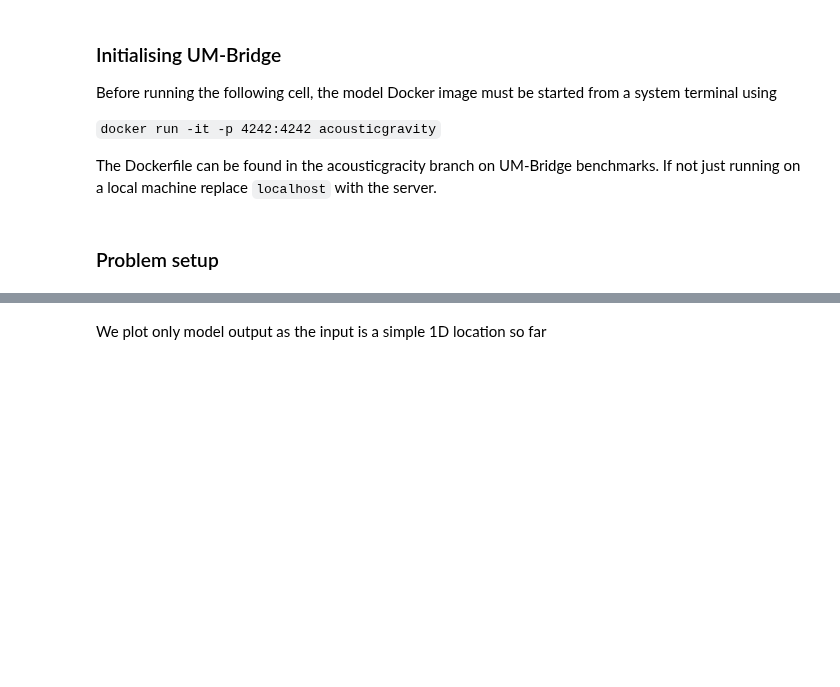
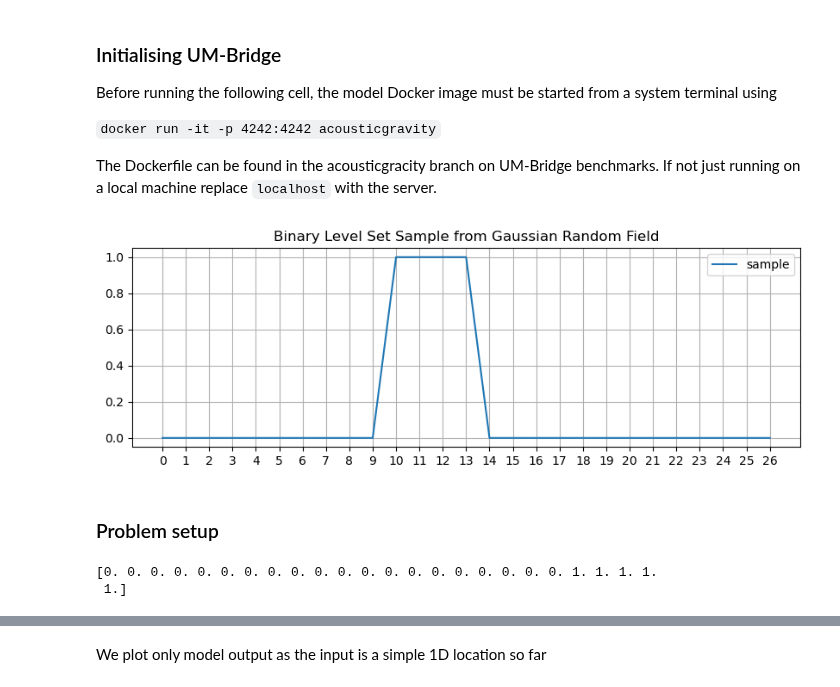
Before and after one commit to UM-Bridge/benchmarks, a Jupyter notebook: models/acoustic_gravity/tinyDA-acoustic.ipynb, the cells around one changed output, grey strips where cells are left out. Saved outputs shown, nothing was run; the diff lists cells and outputs as text; code cells hidden in the pictures; blank space fills up the shorter version.

```diff
--- a/models/acoustic_gravity/tinyDA-acoustic.ipynb
+++ b/models/acoustic_gravity/tinyDA-acoustic.ipynb
@@ -42,9 +44,11 @@ The Dockerfile can be found in the acousticgracity branch on UM-Bridge benchmark
 umbridge_model = umbridge.HTTPModel('http://localhost:4242', "forward")
 
 # wrap the UM-Bridge model in the tinyDA UM-Bridge interface.
-my_model = tda.UmBridgeModel(umbridge_model)
+config={"fixedFloor":[0,1,2,3,4,5,26,27,28,29,30,36,37,38,39,40,41,42]}
+#config={}
+my_model = tda.UmBridgeModel(umbridge_model, umbridge_config=config)
 # %%
-nx = umbridge_model.get_input_sizes()[0] #the input is the value of f(x) at each grid point
+nx = umbridge_model.get_input_sizes(config)[0] #the input is the value of f(x) at each grid point
 ny = umbridge_model.get_output_sizes()[0] #the outout is a time series of the pressure
 # %%
 length_scale = 5.0
@@ -62,30 +66,32 @@ cov += eps * np.eye(nx)
 mean = np.zeros(nx)
 my_prior = multivariate_normal(mean=mean, cov=cov)
 
-def smooth_cut(x, x0, width, k):
-    step1 = 1 / (1 + np.exp(-k * (x - (x0 - width / 2))))
-    step2 = 1 / (1 + np.exp(-k * (x - (x0 + width / 2))))
-    return step1 - step2
+# def smooth_cut(x, x0, width, k):
+#     step1 = 1 / (1 + np.exp(-k * (x - (x0 - width / 2))))
+#     step2 = 1 / (1 + np.exp(-k * (x - (x0 + width / 2))))
+#     return step1 - step2
 
-cut = smooth_cut(x.flatten(), nx / 2, nx * (1 - 14 / nx), decay_rate)
+# cut = smooth_cut(x.flatten(), nx / 2, nx * (1 - 14 / nx), decay_rate)
 
 sample = my_prior.rvs()
 
 def restriction(sampin):
-    field_cut = sampin * cut
+    field_cut = sampin #* cut
     return (field_cut > eps).astype(int)
 
 sample = restriction(sample)
 # %%
 fig, ax = plt.subplots(figsize=(10, 3))
 ax.set_xticks([i for i in range(nx)])
 ax.grid()
 ax.plot(sample,label='sample')
-ax.plot(cut,label='smooth cut')
-ax.plot(sample * cut, label='cut sample')
+#ax.plot(cut,label='smooth cut')
+#ax.plot(sample * cut, label='cut sample')
 ax.legend()
 ax.set_title("Binary Level Set Sample from Gaussian Random Field")
 plt.show()
+# %% [output]
+[figure, added]
 # %% [markdown]
 ### Problem setup
 # %%
@@ -94,11 +100,15 @@ plt.show()
 # Domain size is 150km
 exact = np.zeros(nx)
 exact[20:25]=1
+print(exact)
 d_true = my_model(exact)
 
 # add some noise to the model output
 sigma_noise = 0.001
 d = d_true + np.random.normal(loc=0, scale=sigma_noise, size=ny)
+# %% [output]
+[0. 0. 0. 0. 0. 0. 0. 0. 0. 0. 0. 0. 0. 0. 0. 0. 0. 0. 0. 0. 1. 1. 1. 1.
+ 1.]
 # %%
 fig, ax = plt.subplots(figsize=(12,2))
 ax.set_title('Input')
```
Also changed, not shown: parts of 2 cells of this notebook, 1 other file.
